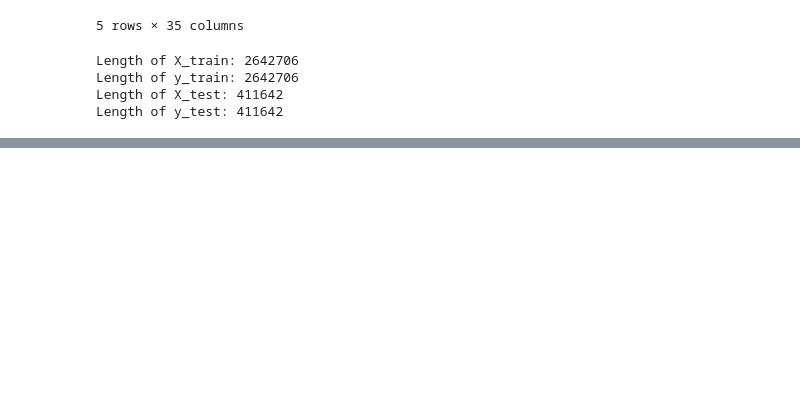
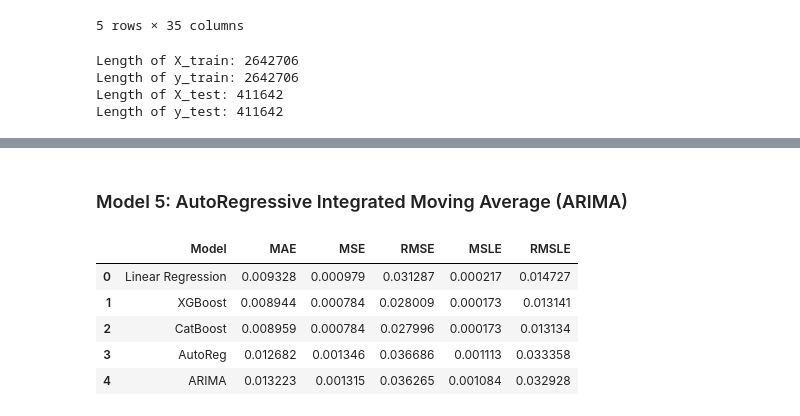
Before and after one commit to GlennRockson/Store_Sales_Predictions, a Jupyter notebook: main.ipynb, the cells around one changed output, grey strips where cells are left out. Drawn from its saved outputs; the diff is of its cells as text; code cells hidden in the pictures; blank space fills up the shorter version.

```diff
--- a/main.ipynb
+++ b/main.ipynb
@@ -1564,0 +1732,16 @@ Length of y_test: 411642
+# %%
+# Determine the best lag using Akaike Information Criterion (AIC)
+max_lag = 10  # Define the maximum lag order to consider
+best_aic = float('inf')  # Initialize best_aic to positive infinity
+best_lag = 0  # Initialize best_lag to zero
+
+for lag in range(1, max_lag + 1):
+    aic_AR_model = AutoReg(y_train, lags=lag)
+    aic_AR_model_fit = aic_AR_model.fit()
+    aic = -2 * aic_AR_model_fit.llf + 2 * (lag + 1)  # Calculate AIC manually
+    if aic < best_aic:
+        best_aic = aic
+        best_lag = lag
+
+# Print the best lag
+print(f'The best lag is: {best_lag}')
@@ -1564,0 +1781,38 @@ Length of y_test: 411642
+# %% [markdown]
+### Model 5: AutoRegressive Integrated Moving Average (ARIMA)
+# %%
+# Define the (p, d, q) parameters for ARIMA
+ARIMA_order = (2, 1, 1)
+
+# Initialize the model
+ARIMA_model = ARIMA(y_train, order=ARIMA_order)
+
+# Fit the model
+ARIMA_model_fit = ARIMA_model.fit()
+
+# Make predictions
+ARIMA_start = len(y_train)
+ARIMA_end = len(y_train) + len(y_val) - 1
+ARIMA_pred = ARIMA_model_fit.predict(start=ARIMA_start, end=ARIMA_end)
+
+# Calculate evaluation metrics
+ARIMA_mae = mean_absolute_error(y_val, ARIMA_pred)
+ARIMA_mse = mean_squared_error(y_val, ARIMA_pred)
+ARIMA_rmse = np.sqrt(ARIMA_mse)
+ARIMA_msle = mean_squared_log_error(y_val, ARIMA_pred)
+ARIMA_rmsle = np.sqrt(ARIMA_msle)
+
+# Create a dictionary for the evaluation metrics of ARIMA model
+ARIMA_evaluation_metrics = pd.DataFrame({'Model': ['ARIMA'], 'MAE': [ARIMA_mae], 'MSE': [ARIMA_mse], 'RMSE': [ARIMA_rmse], 'MSLE': [ARIMA_msle],
+                                      'RMSLE': [ARIMA_rmsle]})
+
+# Add the ARIMA evaluation metrics to the results DataFrame, then print the results DataFrame
+results = pd.concat([results, ARIMA_evaluation_metrics], ignore_index=True)
+results
+# %% [output]
+|  | Model | MAE | MSE | RMSE | MSLE | RMSLE |
+| 0 | Linear Regression | 0.009328 | 0.000979 | 0.031287 | 0.000217 | 0.014727 |
+| 1 | XGBoost | 0.008944 | 0.000784 | 0.028009 | 0.000173 | 0.013141 |
+| 2 | CatBoost | 0.008959 | 0.000784 | 0.027996 | 0.000173 | 0.013134 |
+| 3 | AutoReg | 0.012682 | 0.001346 | 0.036686 | 0.001113 | 0.033358 |
+| 4 | ARIMA | 0.013223 | 0.001315 | 0.036265 | 0.001084 | 0.032928 |
```
Also changed, not shown: parts of 16 cells of this notebook, 4 other files.
